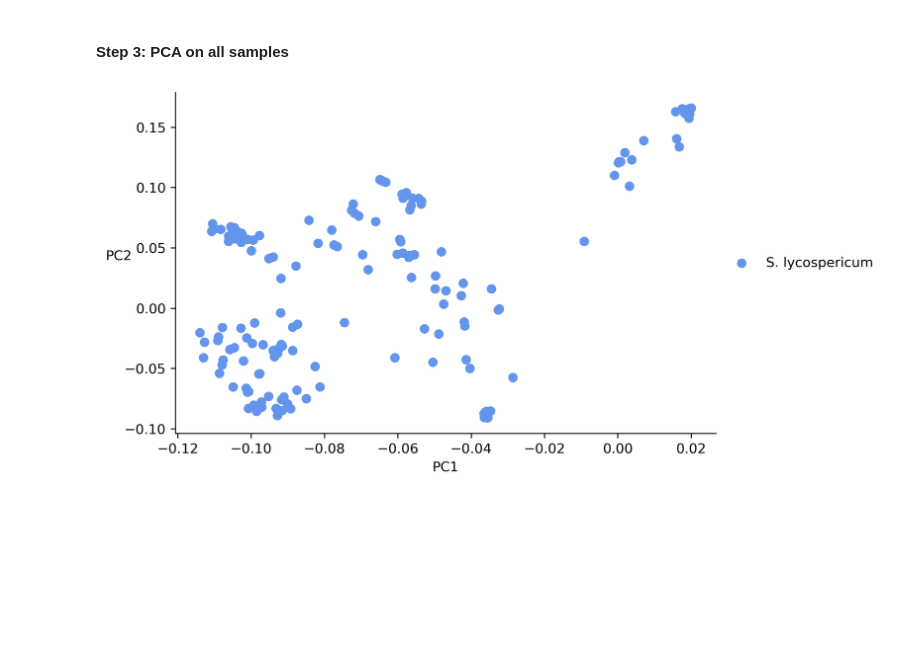
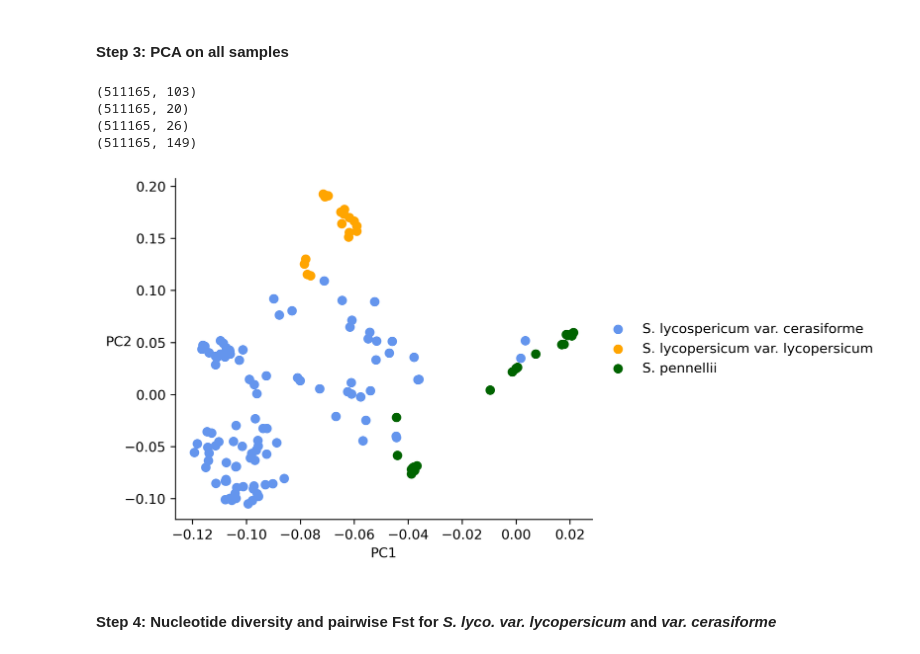
Before and after one commit to pgundral/solanum-introgression, a Jupyter notebook: solanum_sp_project.ipynb, the cells around one changed output. Drawn from its saved outputs; the diff is of its cells as text; code cells hidden in the pictures; blank space fills up the shorter version.

Commit message:
subset pca, metadata, chr7

```diff
--- a/solanum_sp_project.ipynb
+++ b/solanum_sp_project.ipynb
@@ -186,8 +186,36 @@ for spc in chr1_species:
     chr1_freq_dicc[spc] = per_site_aac / called_chroms
 # %% [markdown]
 #### __Step 3:__ PCA on all samples
+# %%
+# Get Solanum lycopersicum var. cerasiforme (SLC) and var. lycopersicum (SLL) sample ids.
+
+slc_metadata = pd.read_csv('data/metadata/SLC_metadata.csv')
+sll_metadata = pd.read_csv('data/metadata/SLL_metadata.csv')
+
+slc_samps = np.array(slc_metadata.Label.unique())
+sll_samps = np.array(sll_metadata.Label.unique())
+
+# Get Solanum pennellii (SP) sample ids.
+sp_metadata = pd.read_csv('data/metadata/SP_metadata.csv')
+sp_samps = np.array(sp_metadata.Label.unique())
 # %%
-all_aac = np.nan_to_num(chr1_aac, nan=0)
+slc_aac = np.concatenate([chr1_aac_dicc[samp] for samp in slc_samps], axis=1)
+sll_aac = np.concatenate([chr1_aac_dicc[samp] for samp in sll_samps], axis=1)
+
+sp_aac = np.concatenate([chr1_aac_dicc[samp] for samp in sp_samps], axis=1)
+
+all_aac = np.concatenate([slc_aac, sll_aac, sp_aac], axis=1)
+all_aac = np.nan_to_num(all_aac, nan=0)
+# %%
+print(slc_aac.shape) # needs 106?.. update metadata
+print(sll_aac.shape)
+print(sp_aac.shape)
+print(all_aac.shape)
+# %% [output]
+(511165, 103)
+(511165, 20)
+(511165, 26)
+(511165, 149)
 # %%
 # Calculate the column mean vector.
 mu_vec = np.mean(all_aac, axis=0)
@@ -212,26 +240,36 @@ eig_vecs = eig_vecs[:, eig_idx]
 # %%
 ## PLOTTING ##
 
 # Intialize the figure.
 fig = plt.figure(figsize=(8, 4), constrained_layout=True, dpi=300)
 # Intialize the axes.
 ax = fig.add_subplot(111)
 
-# Plot rosina, malleti, amaryllis, chioneus, florencia.
+# Plot points
 ax.scatter(
-    eig_vecs[:, 0], eig_vecs[:, 1],
-    color='cornflowerblue', label='S. lycospericum',
+    eig_vecs[:103, 0], eig_vecs[:103, 1],
+    color='cornflowerblue', label='S. lycospericum var. cerasiforme',
+)
+ax.scatter(
+    eig_vecs[103:123, 0], eig_vecs[103:123, 1],
+    color='orange', label='S. lycopersicum var. lycopersicum',
+)
+ax.scatter(
+    eig_vecs[123:, 0], eig_vecs[123:, 1],
+    color='darkgreen', label='S. pennellii',
 )
 
 # Despine the axes.
 ax.spines['top'].set_visible(False)
 ax.spines['right'].set_visible(False)
 # Plot the legend.
 ax.legend(loc='center left', bbox_to_anchor=(1.0, 0.5), frameon=False)
 # Label the axes.
 plt.xlabel('PC1')
 plt.ylabel('PC2', rotation=0)
 # Show!
 plt.show()
 # %% [output]
-[figure, old version]
+[figure, new version]
+# %% [markdown]
+#### __Step 4:__ Nucleotide diversity and pairwise Fst for _S. lyco. var. lycopersicum_ and _var. cerasiforme_
```
Also changed, not shown: parts of 1 cell of this notebook, 4 other files.
